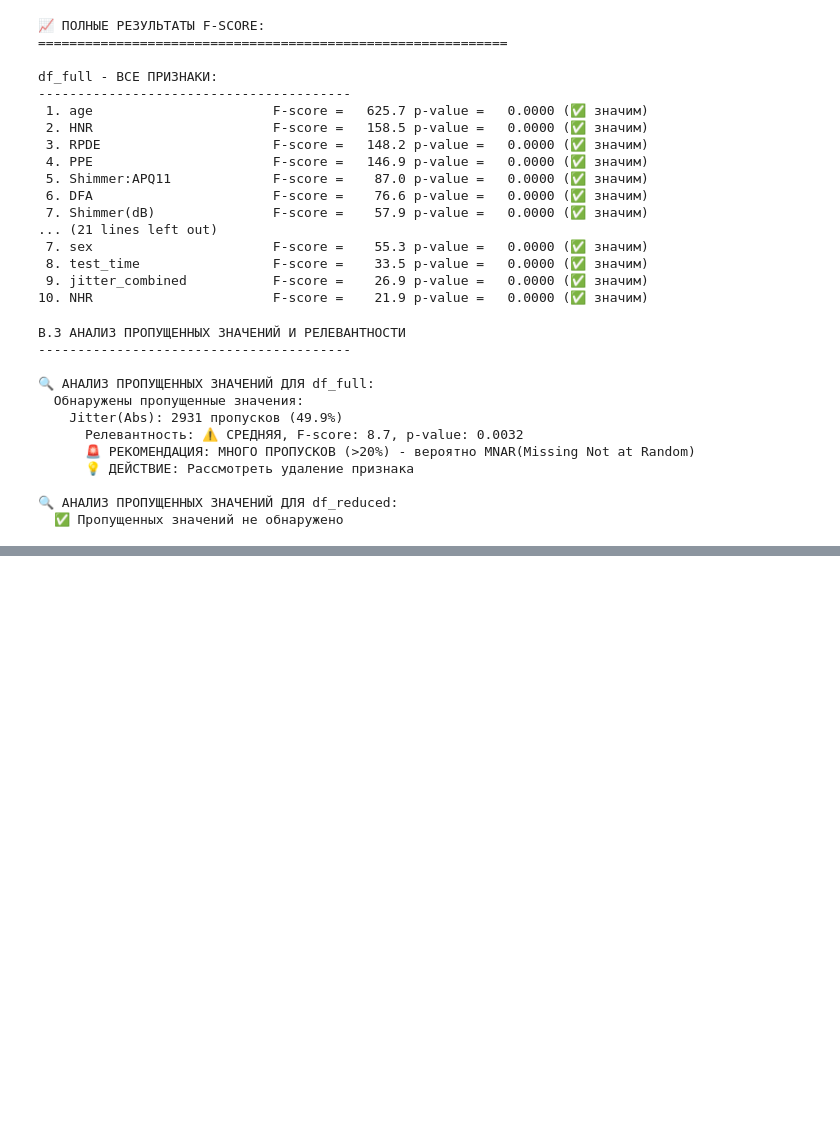
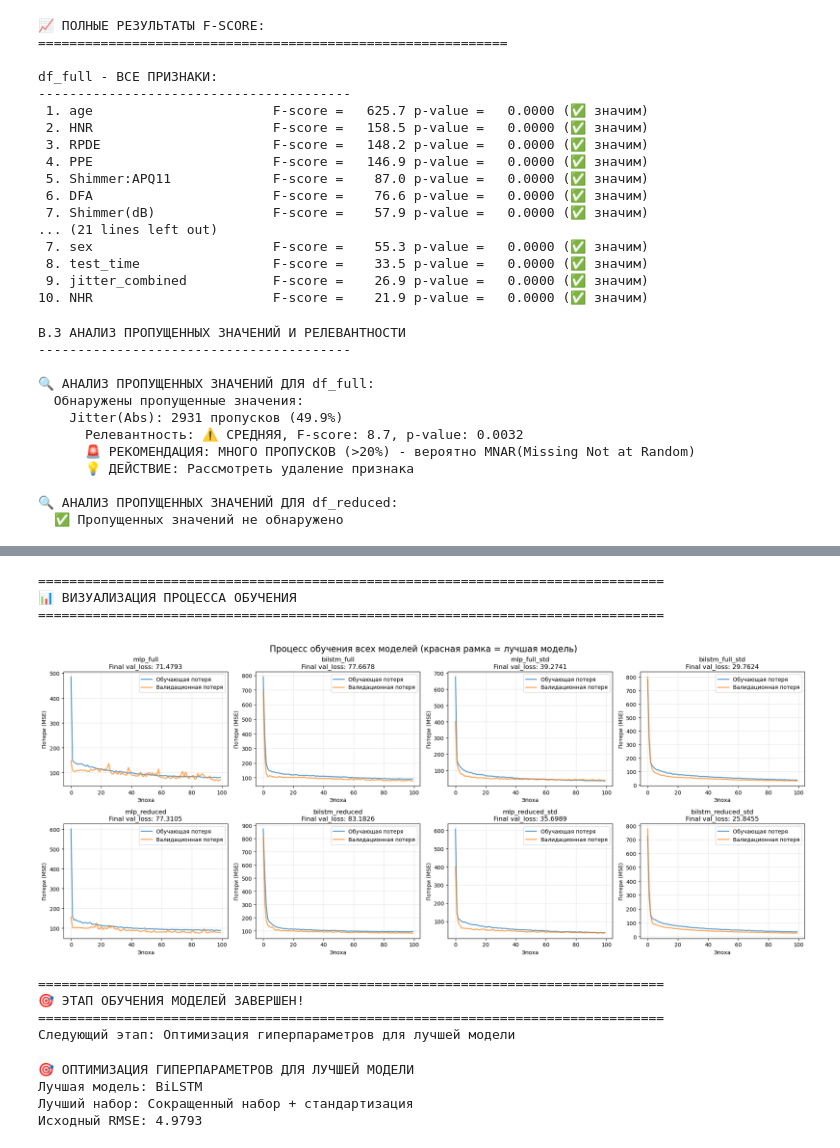
Before and after one commit to lieson-bit/Data-mining-based-on-machine-learning-methods, a Jupyter notebook: lab1/ЛР1_вар5_Мвале_Борщ.ipynb, the cells around one changed output, grey strips where cells are left out. Saved outputs shown, nothing was run; the diff lists cells and outputs as text; code cells hidden in the pictures; blank space fills up the shorter version.

```diff
--- a/lab1/ЛР1_вар5_Мвале_Борщ.ipynb
+++ b/lab1/ЛР1_вар5_Мвале_Борщ.ipynb
@@ -2896,0 +2227,77 @@ E.4 ИНТЕРФЕЙС ДЛЯ РУЧНОГО ТЕСТИРОВАНИЯ
+# %%
+print("\n" + "="*80)
+print("📊 ВИЗУАЛИЗАЦИЯ ПРОЦЕССА ОБУЧЕНИЯ")
+print("="*80)
+
+if all_histories:
+    # Создаем графики обучения для всех моделей
+    n_models = len(all_histories)
+    n_cols = 4
+    n_rows = (n_models + n_cols - 1) // n_cols
+
+    fig, axes = plt.subplots(n_rows, n_cols, figsize=(20, 4*n_rows))
+    if n_rows == 1:
+        axes = [axes] if n_cols == 1 else axes
+    else:
+        axes = axes.flatten()
+
+    for idx, (model_name, history) in enumerate(all_histories.items()):
+        if idx < len(axes):
+            # График потерь
+            axes[idx].plot(history.history['loss'], label='Обучающая потеря', alpha=0.7, linewidth=2)
+            axes[idx].plot(history.history['val_loss'], label='Валидационная потеря', alpha=0.7, linewidth=2)
+            axes[idx].set_title(f'{model_name}\nFinal val_loss: {history.history["val_loss"][-1]:.4f}')
+            axes[idx].set_xlabel('Эпоха')
+            axes[idx].set_ylabel('Потери (MSE)')
+            axes[idx].legend()
+            axes[idx].grid(True, alpha=0.3)
+
+            # Подсветка лучшей модели
+            if 'best_model_info' in locals() and model_name.replace('mlp_', '').replace('bilstm_', '') in best_model['dataset']:
+                axes[idx].patch.set_edgecolor('red')
+                axes[idx].patch.set_linewidth(3)
+
+    # Скрываем пустые subplots
+    for idx in range(len(all_histories), len(axes)):
+        axes[idx].set_visible(False)
+
+    plt.tight_layout()
+    plt.suptitle('Процесс обучения всех моделей (красная рамка = лучшая модель)', y=1.02, fontsize=16)
+    plt.show()
+
+print("\n" + "="*80)
+print("🎯 ЭТАП ОБУЧЕНИЯ МОДЕЛЕЙ ЗАВЕРШЕН!")
+print("="*80)
+print("Следующий этап: Оптимизация гиперпараметров для лучшей модели")
+# %% [output]
+================================================================================
+📊 ВИЗУАЛИЗАЦИЯ ПРОЦЕССА ОБУЧЕНИЯ
+================================================================================
+[figure, added]
+================================================================================
+🎯 ЭТАП ОБУЧЕНИЯ МОДЕЛЕЙ ЗАВЕРШЕН!
+================================================================================
+Следующий этап: Оптимизация гиперпараметров для лучшей модели
+# %%
+# =============================================================================
+# D. ОПТИМИЗАЦИЯ ГИПЕРПАРАМЕТРОВ
+# =============================================================================
+print("🎯 ОПТИМИЗАЦИЯ ГИПЕРПАРАМЕТРОВ ДЛЯ ЛУЧШЕЙ МОДЕЛИ")
+
+# Получаем лучшую модель из предыдущих результатов
+best_val_model_idx = results_df['val_rmse'].idxmin()
+best_model_info = results_df.loc[best_val_model_idx]
+best_dataset_key = [k for k, v in dataset_configs.items() if v['name'] == best_model_info['dataset']][0]
+
+print(f"Лучшая модель: {best_model_info['model']}")
+print(f"Лучший набор: {best_model_info['dataset']}")
+print(f"Исходный RMSE: {best_model_info['val_rmse']:.4f}")
+
+# Данные для оптимизации
+config = dataset_configs[best_dataset_key]
+dataset = config['data']
+# %% [output]
+🎯 ОПТИМИЗАЦИЯ ГИПЕРПАРАМЕТРОВ ДЛЯ ЛУЧШЕЙ МОДЕЛИ
+Лучшая модель: BiLSTM
+Лучший набор: Сокращенный набор + стандартизация
+Исходный RMSE: 4.9793
```
Also changed, not shown: parts of 40 cells of this notebook, 3 other files.
